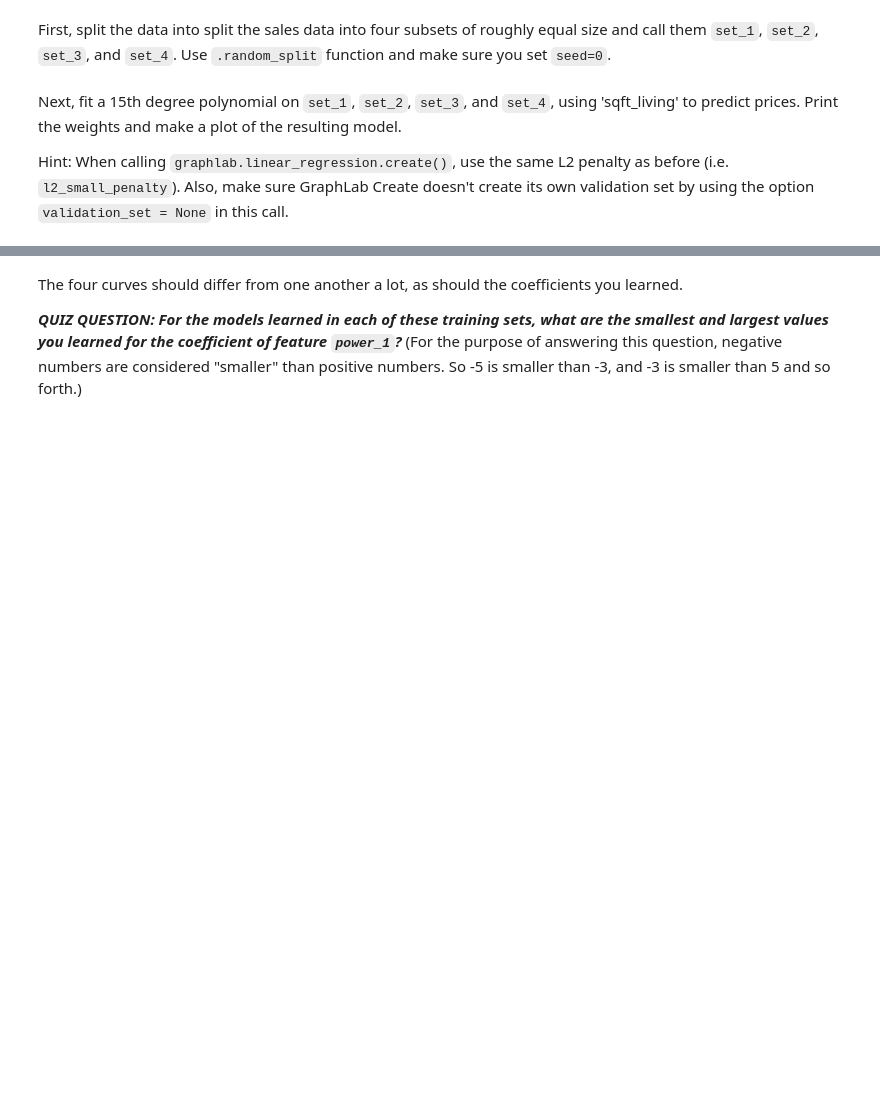
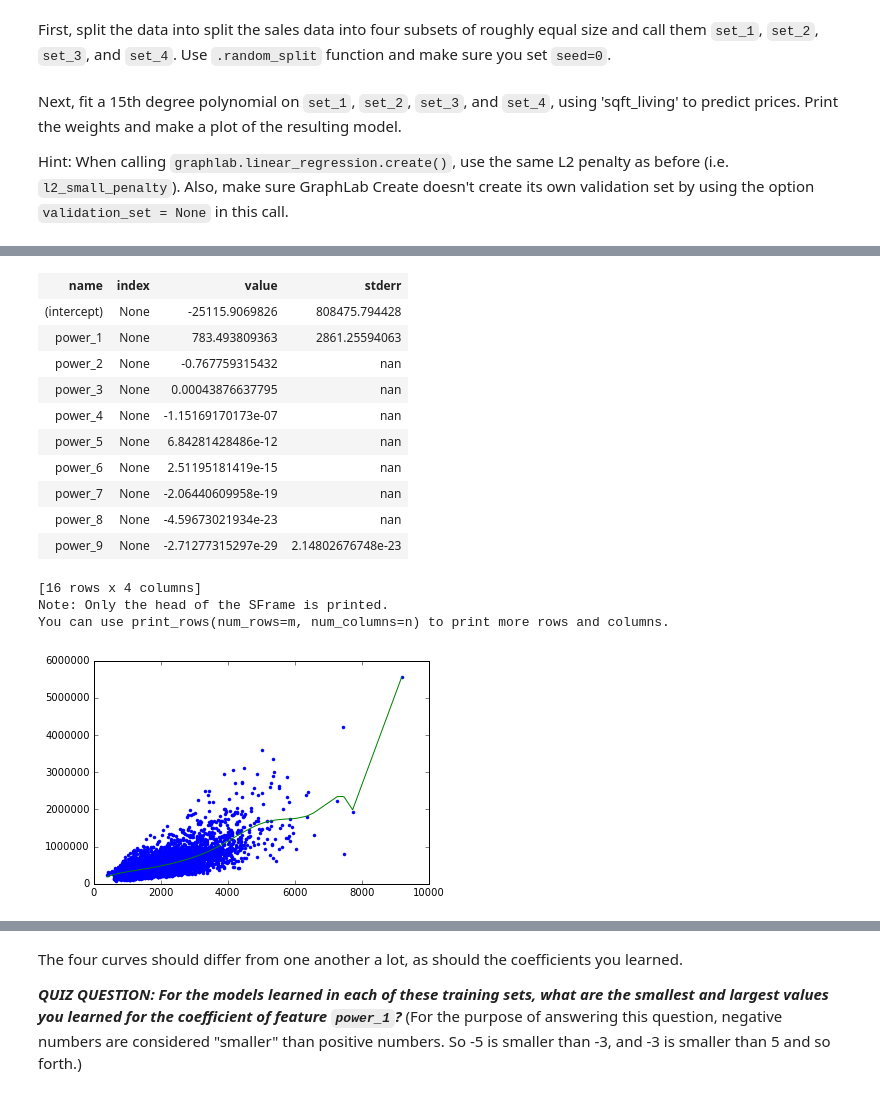
Before and after one commit to chenguanhua/2_Regression_UW_ML, a Jupyter notebook: w4/week-4-ridge-regression-assignment-1-blank.ipynb, the cells around one changed output, grey strips where cells are left out. Drawn from its saved outputs; the diff is of its cells as text; code cells hidden in the pictures; blank space fills up the shorter version.

```diff
--- a/w4/week-4-ridge-regression-assignment-1-blank.ipynb
+++ b/w4/week-4-ridge-regression-assignment-1-blank.ipynb
@@ -77,0 +125,25 @@ Hint: When calling `graphlab.linear_regression.create()`, use the same L2 penalt
+# %%
+set2=polynomial_sframe(set_2['sqft_living'],15)
+set2['price']=set_2['price']
+model_2 = graphlab.linear_regression.create(set2, target='price',
+                                          l2_penalty=l2_small_penalty,l1_penalty=0.,
+                                          validation_set=None,verbose=False)
+plt.plot(set_2['sqft_living'],set_2['price'],'.',
+        set_2['sqft_living'],model_2.predict(set2),'-')
+model_2.get('coefficients')
+# %% [output]
+| name | index | value | stderr |
+| (intercept) | None | -25115.9069826 | 808475.794428 |
+| power_1 | None | 783.493809363 | 2861.25594063 |
+| power_2 | None | -0.767759315432 | nan |
+| power_3 | None | 0.00043876637795 | nan |
+| power_4 | None | -1.15169170173e-07 | nan |
+| power_5 | None | 6.84281428486e-12 | nan |
+| power_6 | None | 2.51195181419e-15 | nan |
+| power_7 | None | -2.06440609958e-19 | nan |
+| power_8 | None | -4.59673021934e-23 | nan |
+| power_9 | None | -2.71277315297e-29 | 2.14802676748e-23 |
+[16 rows x 4 columns]
+Note: Only the head of the SFrame is printed.
+You can use print_rows(num_rows=m, num_columns=n) to print more rows and columns.
+[figure, added]
```
Also changed, not shown: parts of 20 cells of this notebook.
